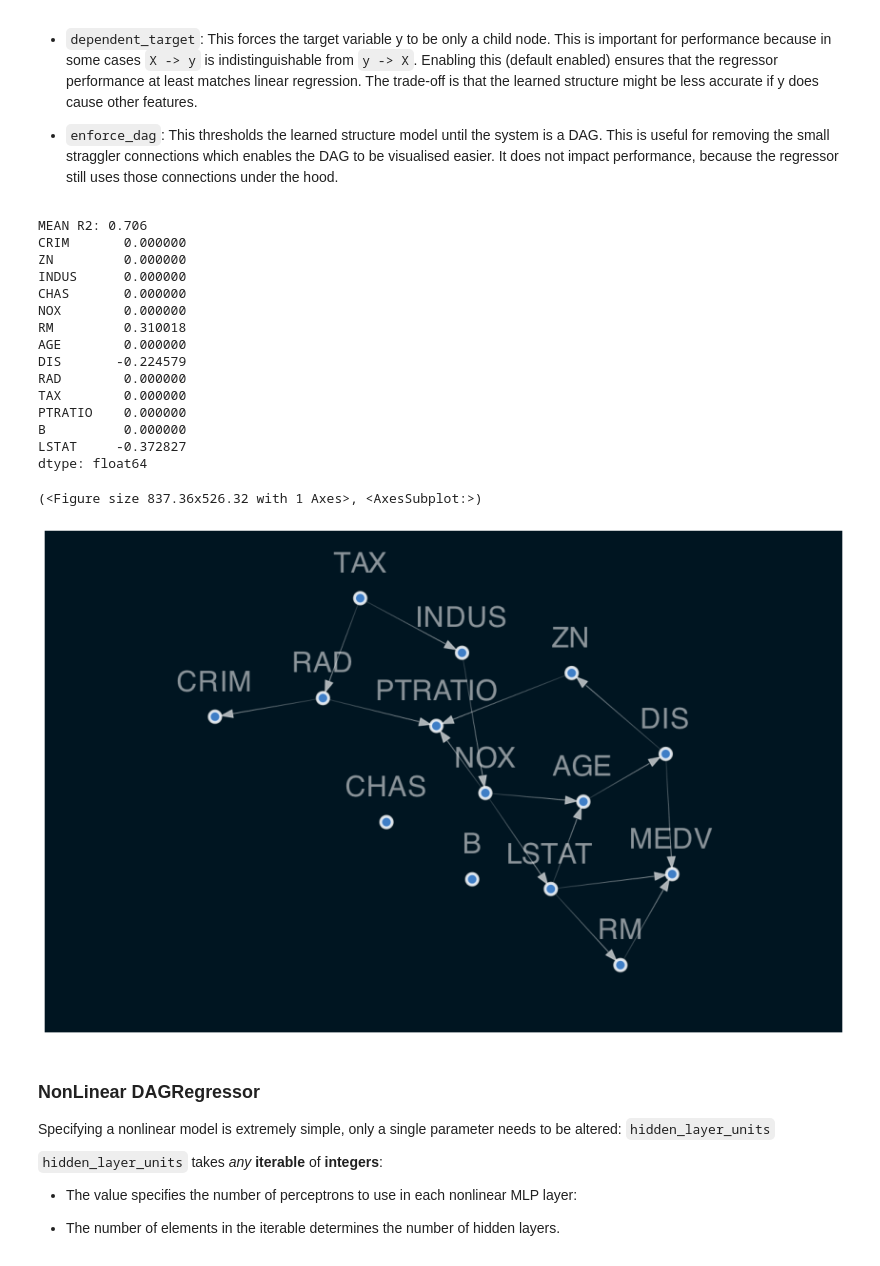
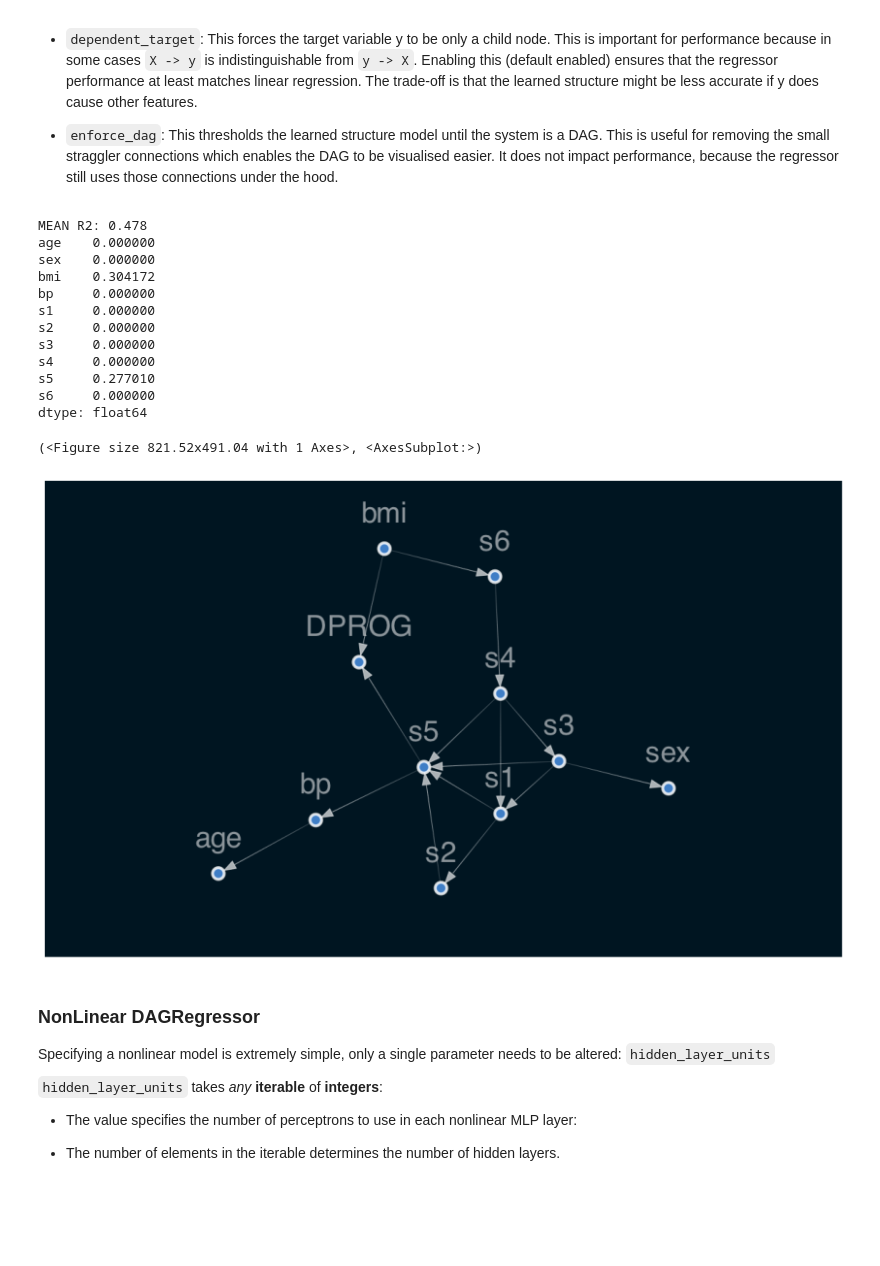
Before and after one commit to mckinsey/causalnex, a Jupyter notebook: docs/source/03_tutorial/sklearn_tutorial.ipynb, the cells around one changed output. Cells and saved outputs as stored; diff of their text form; code cells hidden in the pictures; blank space fills up the shorter version.

Commit message:
replace boston with diabetes data (issues: #91, #92)
* replace dataset
* add fairness evaluation to all datasets used in that notebook

```diff
--- a/docs/source/03_tutorial/sklearn_tutorial.ipynb
+++ b/docs/source/03_tutorial/sklearn_tutorial.ipynb
@@ -92,53 +164,52 @@ There are several parameters which are also of interest which have good defaults
 
 - `enforce_dag`: This thresholds the learned structure model until the system is a DAG. This is useful for removing the small straggler connections which enables the DAG to be visualised easier. It does not impact performance, because the regressor still uses those connections under the hood.
 # %%
-from sklearn.datasets import load_boston
-data = load_boston()
+from sklearn.datasets import load_diabetes
+import torch
+torch.manual_seed(42)
+data = load_diabetes()
 X, y = data.data, data.target
 names = data["feature_names"]
 
 from sklearn.preprocessing import StandardScaler
 ss = StandardScaler()
 X = ss.fit_transform(X)
 y = (y - y.mean()) / y.std()
 
 from causalnex.structure import DAGRegressor
 reg = DAGRegressor(
     alpha=0.1,
     beta=0.9,
     hidden_layer_units=None,
     dependent_target=True,
     enforce_dag=True,
 )
 
 from sklearn.model_selection import cross_val_score
 from sklearn.model_selection import KFold
 scores = cross_val_score(reg, X, y, cv=KFold(shuffle=True, random_state=42))
 print(f'MEAN R2: {np.mean(scores).mean():.3f}')
 
 X = pd.DataFrame(X, columns=names)
-y = pd.Series(y, name="MEDV")
+y = pd.Series(y, name="DPROG")
 reg.fit(X, y)
 print(pd.Series(reg.coef_, index=names))
 reg.plot_dag(enforce_dag=True)
 # %% [output]
-MEAN R2: 0.706
-CRIM       0.000000
-ZN         0.000000
-INDUS      0.000000
-CHAS       0.000000
-NOX        0.000000
-RM         0.310018
-AGE        0.000000
-DIS       -0.224579
-RAD        0.000000
-TAX        0.000000
-PTRATIO    0.000000
-B          0.000000
-LSTAT     -0.372827
+MEAN R2: 0.478
+age    0.000000
+sex    0.000000
+bmi    0.304172
+bp     0.000000
+s1     0.000000
+s2     0.000000
+s3     0.000000
+s4     0.000000
+s5     0.277010
+s6     0.000000
 dtype: float64
-(<Figure size 837.36x526.32 with 1 Axes>, <AxesSubplot:>)
+(<Figure size 821.52x491.04 with 1 Axes>, <AxesSubplot:>)
-[figure, old version]
+[figure, new version]
 # %% [markdown]
 ### NonLinear DAGRegressor
 
```
Also changed, not shown: parts of 22 cells of this notebook, 1 other file.
